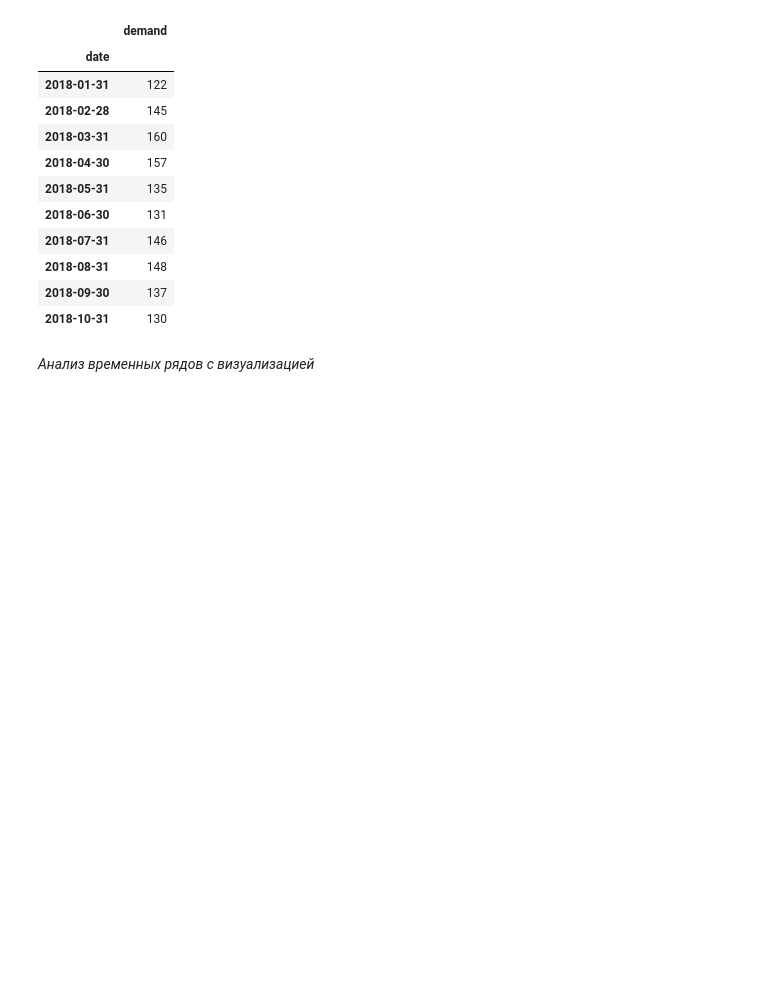
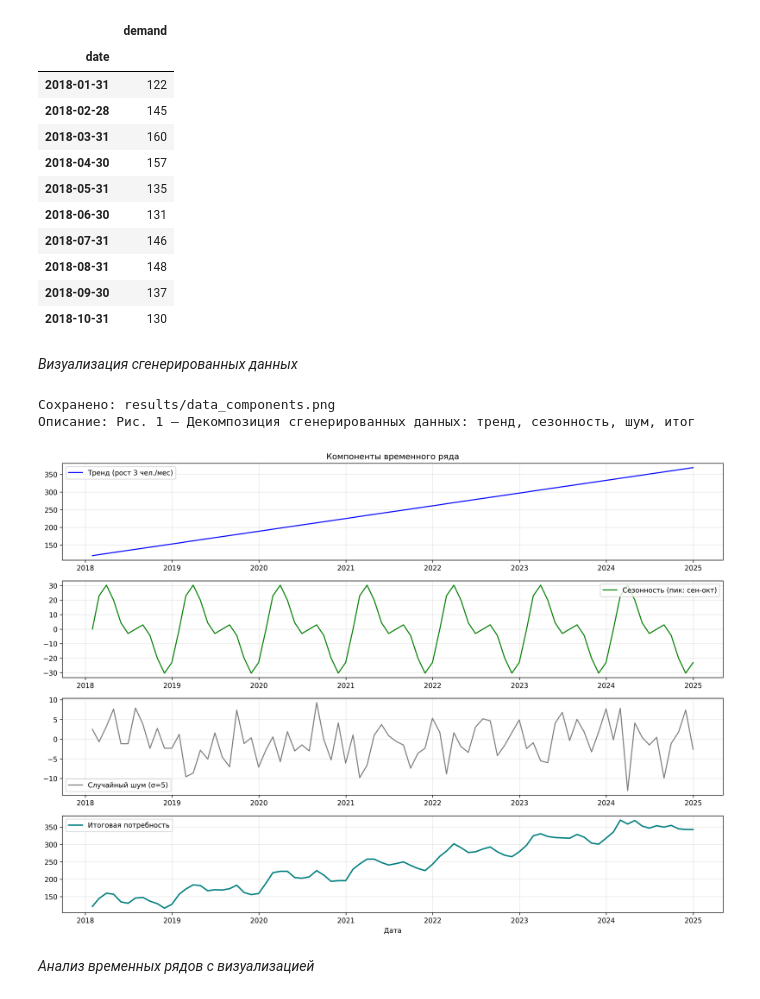
Before and after one commit to Slavik993/Explytacionnaya_Practica_Machine_Learning_5semestr, a Jupyter notebook: Shebanov_V15.ipynb, the cells around one changed output. Drawn from its saved outputs; the diff is of its cells as text; code cells hidden in the pictures; blank space fills up the shorter version.

Commit message:
Визуализация для генерации и предобратки

```diff
--- a/Shebanov_V15.ipynb
+++ b/Shebanov_V15.ipynb
@@ -86,6 +86,55 @@ display(df.head(10))
 | 2018-08-31 | 148 |
 | 2018-09-30 | 137 |
 | 2018-10-31 | 130 |
+# %% [markdown]
+*Визуализация сгенерированных данных*
+# %%
+
+import os
+from IPython.display import Image, display
+
+def save_and_show(fig, filename, title=""):
+    """
+    Сохраняет график в results/ и показывает в ноутбуке
+    """
+    filepath = f'results/{filename}'
+    fig.savefig(filepath, dpi=300, bbox_inches='tight')
+    plt.close(fig)  # Закрываем, чтобы не дублировать
+    print(f"Сохранено: {filepath}")
+    if title:
+        print(f"Описание: {title}\n")
+    display(Image(filepath))
+# %%
+
+fig, ax = plt.subplots(4, 1, figsize=(14, 10))
+
+ax[0].plot(dates, trend, label='Тренд (рост 3 чел./мес)', color='blue')
+ax[0].set_title('Компоненты временного ряда')
+ax[0].legend()
+ax[0].grid(True, alpha=0.3)
+
+ax[1].plot(dates, seasonality, label='Сезонность (пик: сен-окт)', color='green')
+ax[1].legend()
+ax[1].grid(True, alpha=0.3)
+
+ax[2].plot(dates, noise, label='Случайный шум (σ=5)', color='gray')
+ax[2].legend()
+ax[2].grid(True, alpha=0.3)
+
+ax[3].plot(dates, demand, label='Итоговая потребность', color='teal', linewidth=2)
+ax[3].set_xlabel('Дата')
+ax[3].legend()
+ax[3].grid(True, alpha=0.3)
+
+plt.tight_layout()
+
+# === СОХРАНЕНИЕ И ПОКАЗ ===
+save_and_show(plt.gcf(), 'data_components.png',
+              "Рис. 1 – Декомпозиция сгенерированных данных: тренд, сезонность, шум, итог")
+# %% [output]
+Сохранено: results/data_components.png
+Описание: Рис. 1 – Декомпозиция сгенерированных данных: тренд, сезонность, шум, итог
+[figure, added]
 # %% [markdown]
 *Анализ временных рядов с визуализацией*
 # %%
```
Also changed, not shown: parts of 9 cells of this notebook, 8 other files.
